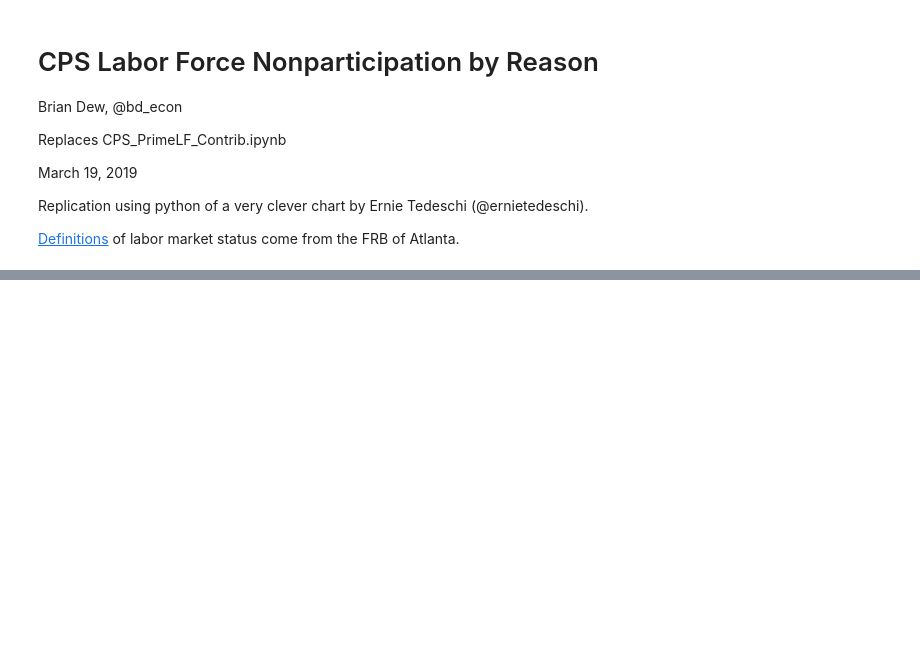
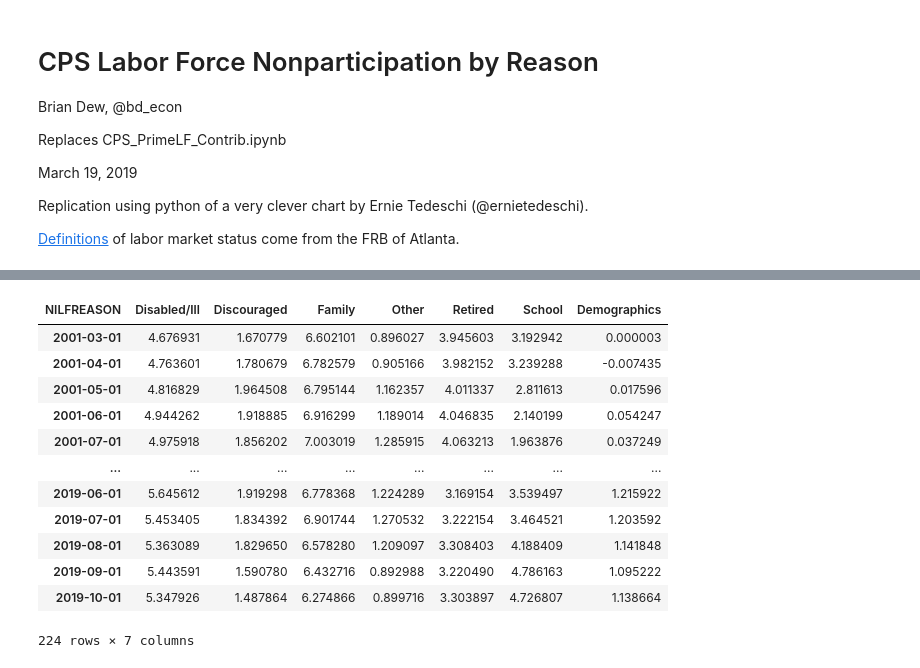
Before and after one commit to bdecon/econ_data, a Jupyter notebook: micro/CPS_NILF.ipynb, the cells around one changed output, grey strips where cells are left out. Drawn from its saved outputs; the diff is of its cells as text; code cells hidden in the pictures; blank space fills up the shorter version.

```diff
--- a/micro/CPS_NILF.ipynb
+++ b/micro/CPS_NILF.ipynb
@@ -73,0 +95,16 @@ results.plot(figsize=(8, 9), title=title);
+# %%
+results
+# %% [output]
+| NILFREASON | Disabled/Ill | Discouraged | Family | Other | Retired | School | Demographics |
+| 2001-03-01 | 4.676931 | 1.670779 | 6.602101 | 0.896027 | 3.945603 | 3.192942 | 0.000003 |
+| 2001-04-01 | 4.763601 | 1.780679 | 6.782579 | 0.905166 | 3.982152 | 3.239288 | -0.007435 |
+| 2001-05-01 | 4.816829 | 1.964508 | 6.795144 | 1.162357 | 4.011337 | 2.811613 | 0.017596 |
+| 2001-06-01 | 4.944262 | 1.918885 | 6.916299 | 1.189014 | 4.046835 | 2.140199 | 0.054247 |
+| 2001-07-01 | 4.975918 | 1.856202 | 7.003019 | 1.285915 | 4.063213 | 1.963876 | 0.037249 |
+| ... | ... | ... | ... | ... | ... | ... | ... |
+| 2019-06-01 | 5.645612 | 1.919298 | 6.778368 | 1.224289 | 3.169154 | 3.539497 | 1.215922 |
+| 2019-07-01 | 5.453405 | 1.834392 | 6.901744 | 1.270532 | 3.222154 | 3.464521 | 1.203592 |
+| 2019-08-01 | 5.363089 | 1.829650 | 6.578280 | 1.209097 | 3.308403 | 4.188409 | 1.141848 |
+| 2019-09-01 | 5.443591 | 1.590780 | 6.432716 | 0.892988 | 3.220490 | 4.786163 | 1.095222 |
+| 2019-10-01 | 5.347926 | 1.487864 | 6.274866 | 0.899716 | 3.303897 | 4.726807 | 1.138664 |
+224 rows × 7 columns
```
Also changed, not shown: parts of 11 cells of this notebook, 19 other files.
